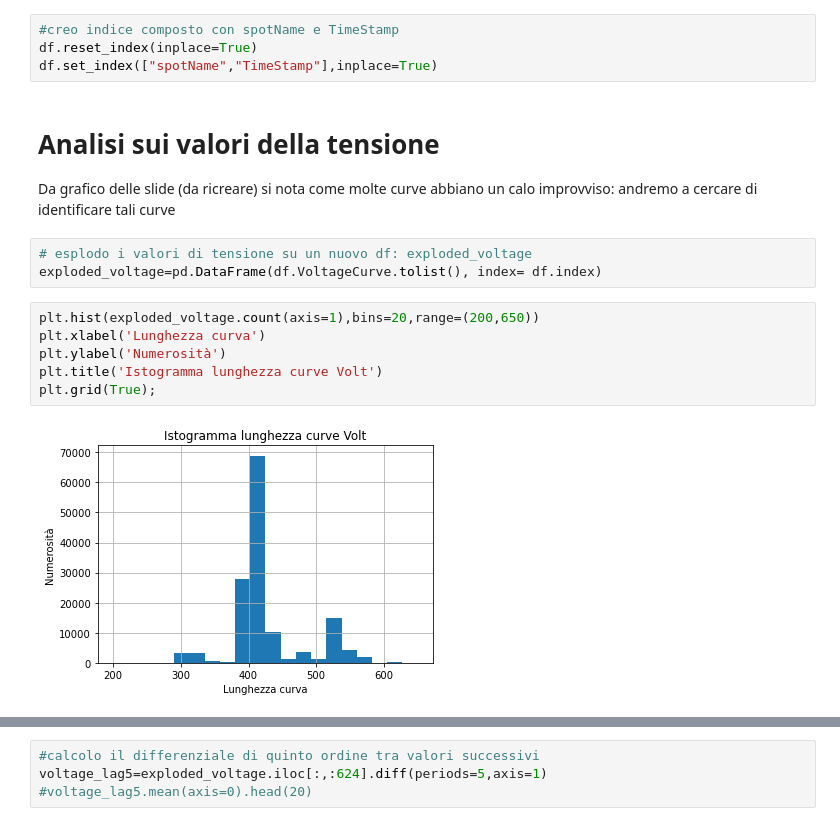
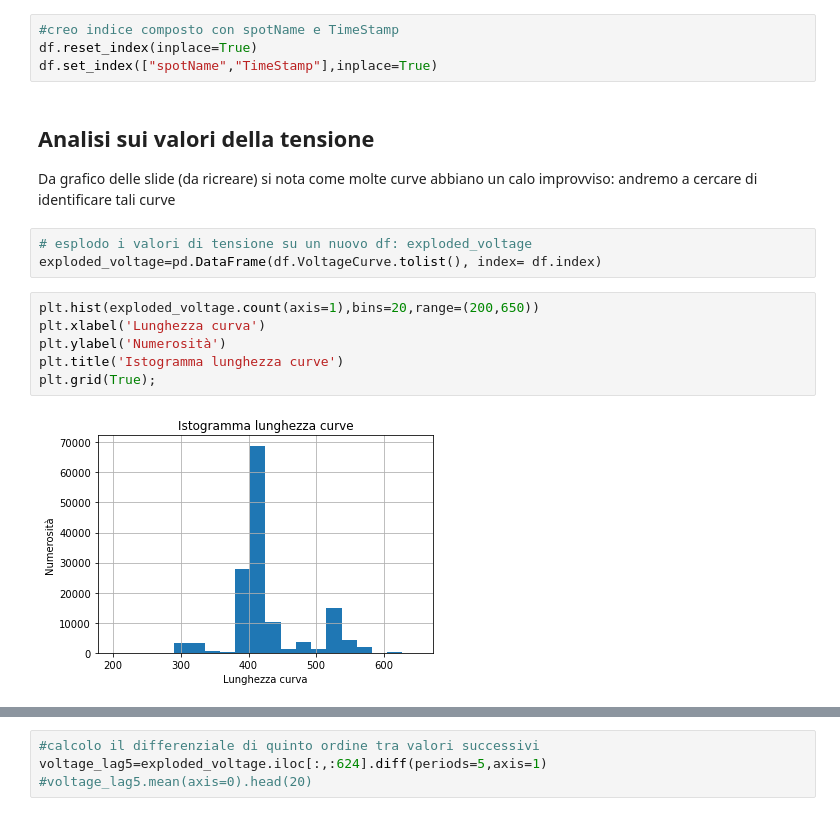
Before and after one commit to DavideMobilia/Anomaly-Detection, a Jupyter notebook: Scripts/Part2- Statistical Anomaly Detection.ipynb, the cells around one changed output, grey strips where cells are left out. Cells and saved outputs as stored; diff of their text form.

```diff
--- a/Scripts/Part2- Statistical Anomaly Detection.ipynb
+++ b/Scripts/Part2- Statistical Anomaly Detection.ipynb
@@ -18,7 +20,7 @@ df.head()
 df.reset_index(inplace=True)
 df.set_index(["spotName","TimeStamp"],inplace=True)
 # %% [markdown]
-# Analisi sui valori della tensione
+## Analisi sui valori della tensione
 Da grafico delle slide (da ricreare) si nota come molte curve abbiano un calo improvviso: andremo a cercare di identificare tali curve
 # %%
 # esplodo i valori di tensione su un nuovo df: exploded_voltage
@@ -26,11 +28,11 @@ exploded_voltage=pd.DataFrame(df.VoltageCurve.tolist(), index= df.index)
 # %%
 plt.hist(exploded_voltage.count(axis=1),bins=20,range=(200,650))
 plt.xlabel('Lunghezza curva')
 plt.ylabel('Numerosità')
-plt.title('Istogramma lunghezza curve Volt')
+plt.title('Istogramma lunghezza curve')
 plt.grid(True);
 # %% [output]
-[figure, old version]
+[figure, new version]
 # %%
 #plotto la curva media di tutti i valori
 plt.plot(exploded_voltage.mean(axis=0),"blue",label="generale")
```
Also changed, not shown: parts of 11 cells of this notebook, 22 other files.
